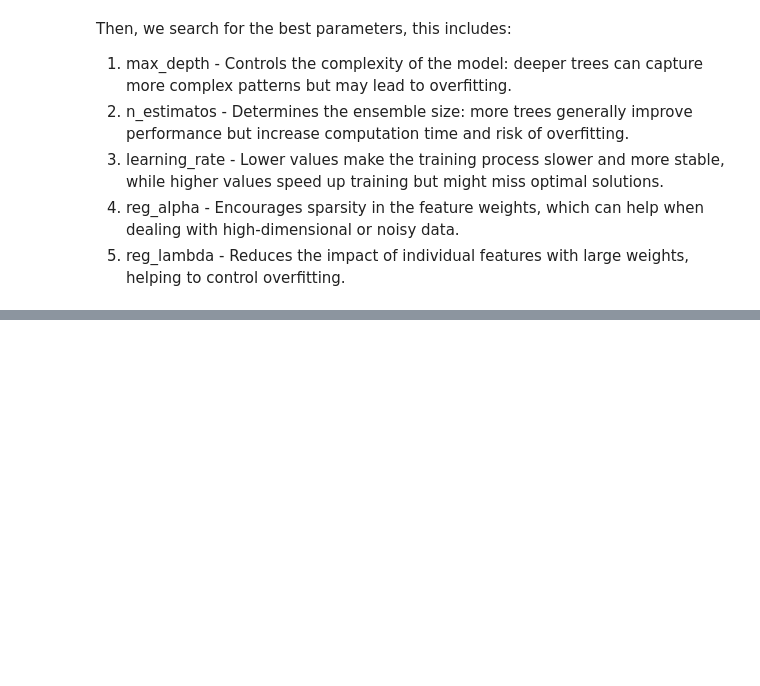
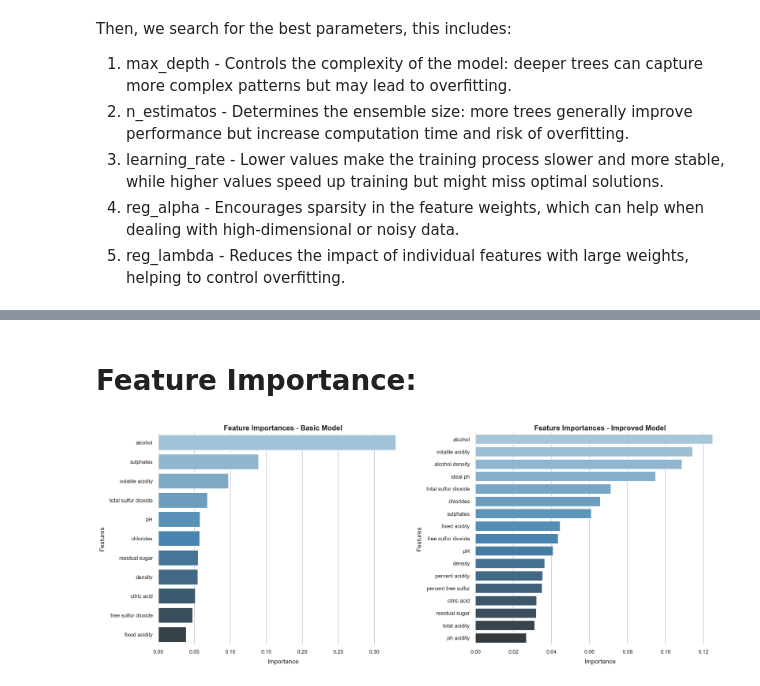
Before and after one commit to airbagdeer/tabular-ds-project, a Jupyter notebook: EX2.ipynb, the cells around one changed output, grey strips where cells are left out. Cells and saved outputs as stored; diff of their text form; code cells hidden in the pictures; blank space fills up the shorter version.

```diff
--- a/EX2.ipynb
+++ b/EX2.ipynb
@@ -360,0 +352,49 @@ plt.show()
+# %% [markdown]
+# Feature Importance:
+# %%
+importances_df2 = pd.DataFrame({
+    'Feature': X_res.columns,
+    'Importance': model.feature_importances_
+}).sort_values('Importance', ascending=False)
+
+importances_df1 = pd.DataFrame({
+    'Feature': dfr.drop(columns=[target]).columns,
+    'Importance': basic_model.feature_importances_
+}).sort_values('Importance', ascending=False)
+
+sns.set_style("whitegrid")
+sns.set_context("talk")
+
+fig, axes = plt.subplots(1, 2, figsize=(20, 8), sharey=False)
+
+sns.barplot(
+    data=importances_df1,
+    x='Importance',
+    y='Feature',
+    palette='Blues_d',
+    ax=axes[0]
+)
+axes[0].set_title('Feature Importances - Basic Model', fontsize=16, fontweight='bold')
+axes[0].set_xlabel('Importance', fontsize=14, labelpad=10)
+axes[0].set_ylabel('Features', fontsize=14, labelpad=10)
+axes[0].tick_params(labelsize=12)
+sns.despine(ax=axes[0], left=True, bottom=True)
+
+sns.barplot(
+    data=importances_df2,
+    x='Importance',
+    y='Feature',
+    palette='Blues_d',
+    ax=axes[1]
+)
+axes[1].set_title('Feature Importances - Improved Model', fontsize=16, fontweight='bold')
+axes[1].set_xlabel('Importance', fontsize=14, labelpad=10)
+axes[1].set_ylabel('Features', fontsize=14, labelpad=10)
+axes[1].tick_params(labelsize=12)
+sns.despine(ax=axes[1], left=True, bottom=True)
+
+plt.tight_layout()
+
+plt.show()
+# %% [output]
+[figure, added]
```
Also changed, not shown: parts of 20 cells of this notebook, 2 other files.
